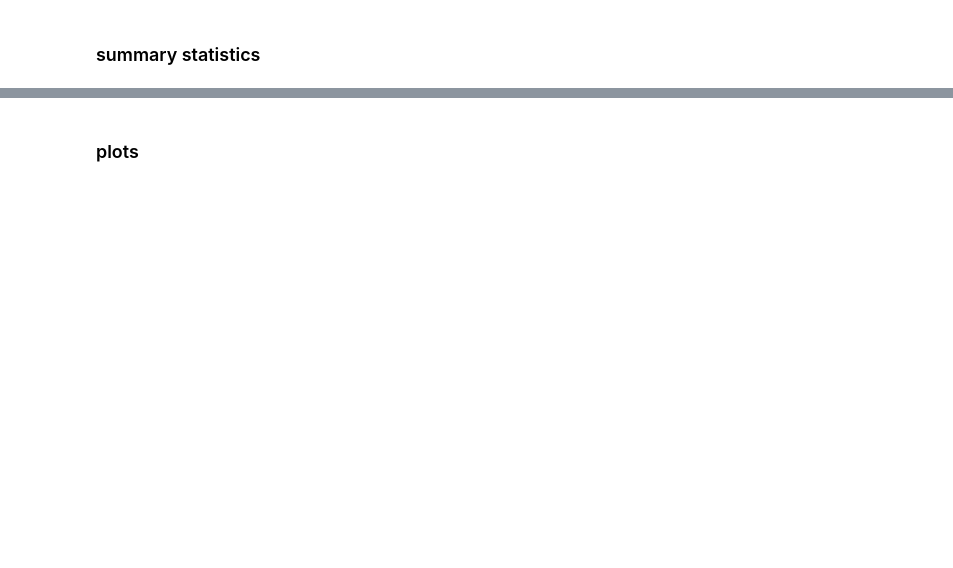
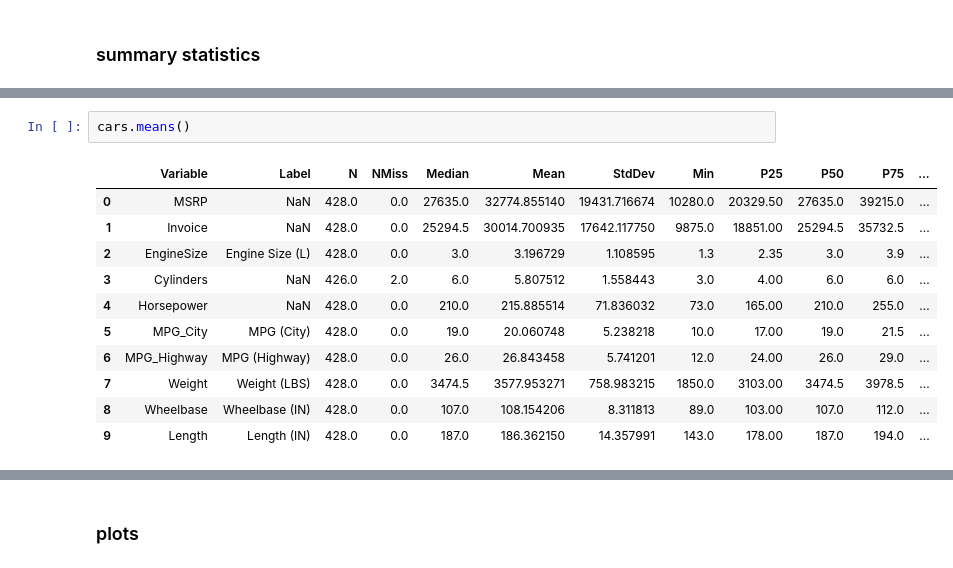
Before and after one commit to 0xdomyz/sas_collection, a Jupyter notebook: saspy_scripts/sasdata_obj/overall_and_attributes.ipynb, the cells around one changed output, grey strips where cells are left out. Cells and saved outputs as stored; diff of their text form; blank space fills up the shorter version.

```diff
--- a/saspy_scripts/SASdata.ipynb
+++ b/saspy_scripts/sasdata_obj/overall_and_attributes.ipynb
@@ -149,0 +271,14 @@ cars.info()
+# %%
+cars.means()
+# %% [output]
+|  | Variable | Label | N | NMiss | Median | Mean | StdDev | Min | P25 | P50 | P75 | ... |
+| 0 | MSRP | NaN | 428.0 | 0.0 | 27635.0 | 32774.855140 | 19431.716674 | 10280.0 | 20329.50 | 27635.0 | 39215.0 | ... |
+| 1 | Invoice | NaN | 428.0 | 0.0 | 25294.5 | 30014.700935 | 17642.117750 | 9875.0 | 18851.00 | 25294.5 | 35732.5 | ... |
+| 2 | EngineSize | Engine Size (L) | 428.0 | 0.0 | 3.0 | 3.196729 | 1.108595 | 1.3 | 2.35 | 3.0 | 3.9 | ... |
+| 3 | Cylinders | NaN | 426.0 | 2.0 | 6.0 | 5.807512 | 1.558443 | 3.0 | 4.00 | 6.0 | 6.0 | ... |
+| 4 | Horsepower | NaN | 428.0 | 0.0 | 210.0 | 215.885514 | 71.836032 | 73.0 | 165.00 | 210.0 | 255.0 | ... |
+| 5 | MPG_City | MPG (City) | 428.0 | 0.0 | 19.0 | 20.060748 | 5.238218 | 10.0 | 17.00 | 19.0 | 21.5 | ... |
+| 6 | MPG_Highway | MPG (Highway) | 428.0 | 0.0 | 26.0 | 26.843458 | 5.741201 | 12.0 | 24.00 | 26.0 | 29.0 | ... |
+| 7 | Weight | Weight (LBS) | 428.0 | 0.0 | 3474.5 | 3577.953271 | 758.983215 | 1850.0 | 3103.00 | 3474.5 | 3978.5 | ... |
+| 8 | Wheelbase | Wheelbase (IN) | 428.0 | 0.0 | 107.0 | 108.154206 | 8.311813 | 89.0 | 103.00 | 107.0 | 112.0 | ... |
+| 9 | Length | Length (IN) | 428.0 | 0.0 | 187.0 | 186.362150 | 14.357991 | 143.0 | 178.00 | 187.0 | 194.0 | ... |
```
Also changed, not shown: parts of 49 cells of this notebook.
